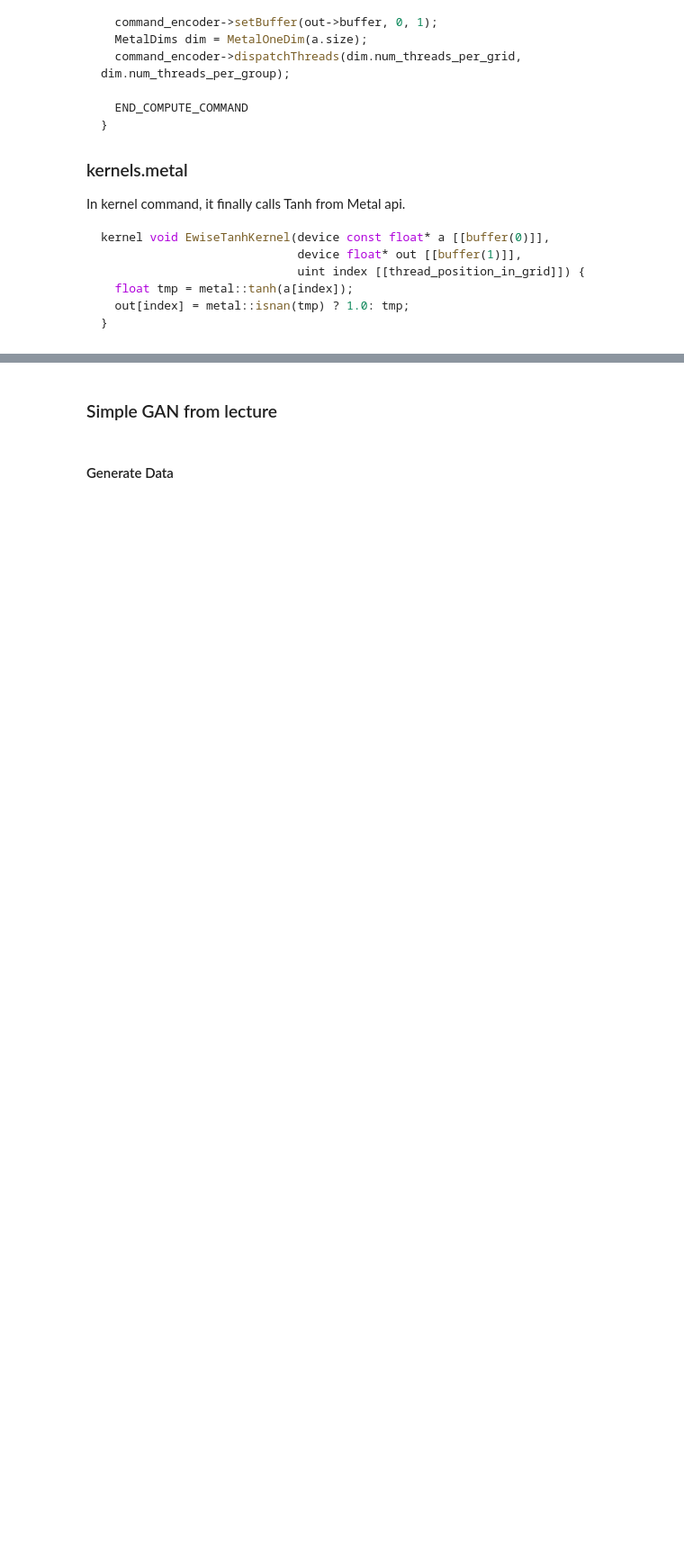
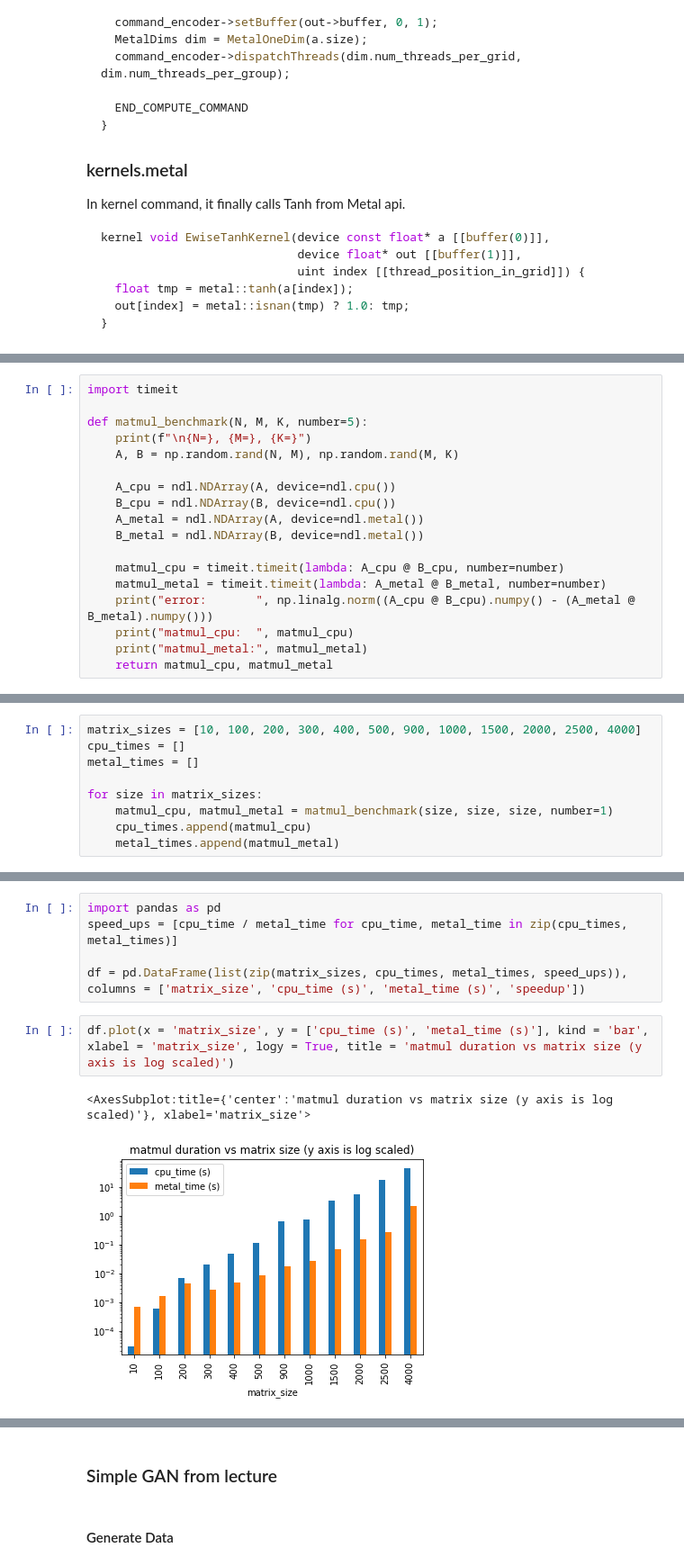
Before and after one commit to amomorning/10-714-deep-learning-systems, a Jupyter notebook: final/dlsys-final.ipynb, the cells around one changed output, grey strips where cells are left out. Shown at 90% size. Drawn from its saved outputs; the diff is of its cells as text; blank space fills up the shorter version.

Commit message:
Add matrix multiplication benchmark

```diff
--- a/final/dlsys-final.ipynb
+++ b/final/dlsys-final.ipynb
@@ -154,0 +162,18 @@ Based on the assignments and lectures, we implemented a small GAN for testing fr
+# %%
+import timeit
+
+def matmul_benchmark(N, M, K, number=5):
+    print(f"\n{N=}, {M=}, {K=}")
+    A, B = np.random.rand(N, M), np.random.rand(M, K)
+
+    A_cpu = ndl.NDArray(A, device=ndl.cpu())
+    B_cpu = ndl.NDArray(B, device=ndl.cpu())
+    A_metal = ndl.NDArray(A, device=ndl.metal())
+    B_metal = ndl.NDArray(B, device=ndl.metal())
+
+    matmul_cpu = timeit.timeit(lambda: A_cpu @ B_cpu, number=number)
+    matmul_metal = timeit.timeit(lambda: A_metal @ B_metal, number=number)
+    print("error:       ", np.linalg.norm((A_cpu @ B_cpu).numpy() - (A_metal @ B_metal).numpy()))
+    print("matmul_cpu:  ", matmul_cpu)
+    print("matmul_metal:", matmul_metal)
+    return matmul_cpu, matmul_metal
@@ -154,0 +205,9 @@ Based on the assignments and lectures, we implemented a small GAN for testing fr
+# %%
+matrix_sizes = [10, 100, 200, 300, 400, 500, 900, 1000, 1500, 2000, 2500, 4000]
+cpu_times = []
+metal_times = []
+
+for size in matrix_sizes:
+    matmul_cpu, matmul_metal = matmul_benchmark(size, size, size, number=1)
+    cpu_times.append(matmul_cpu)
+    metal_times.append(matmul_metal)
@@ -154,0 +232,10 @@ Based on the assignments and lectures, we implemented a small GAN for testing fr
+# %%
+import pandas as pd
+speed_ups = [cpu_time / metal_time for cpu_time, metal_time in zip(cpu_times, metal_times)]
+
+df = pd.DataFrame(list(zip(matrix_sizes, cpu_times, metal_times, speed_ups)), columns = ['matrix_size', 'cpu_time (s)', 'metal_time (s)', 'speedup'])
+# %%
+df.plot(x = 'matrix_size', y = ['cpu_time (s)', 'metal_time (s)'], kind = 'bar', xlabel = 'matrix_size', logy = True, title = 'matmul duration vs matrix size (y axis is log scaled)')
+# %% [output]
+<AxesSubplot:title={'center':'matmul duration vs matrix size (y axis is log scaled)'}, xlabel='matrix_size'>
+[figure, added]
```
Also changed, not shown: parts of 9 cells of this notebook.
